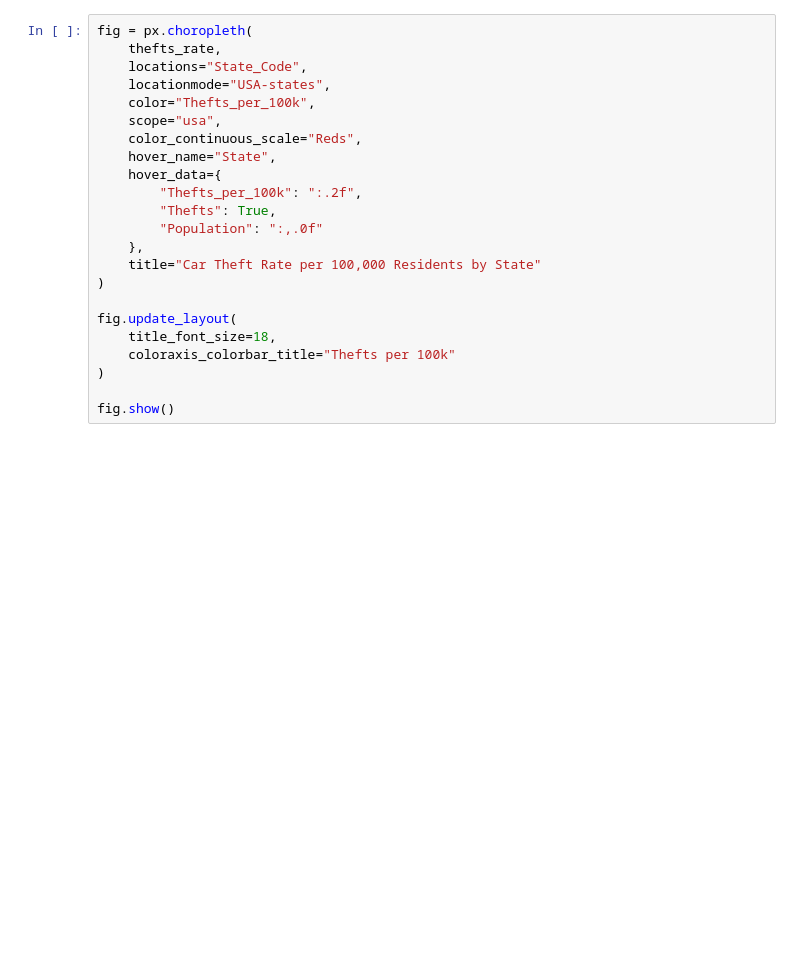
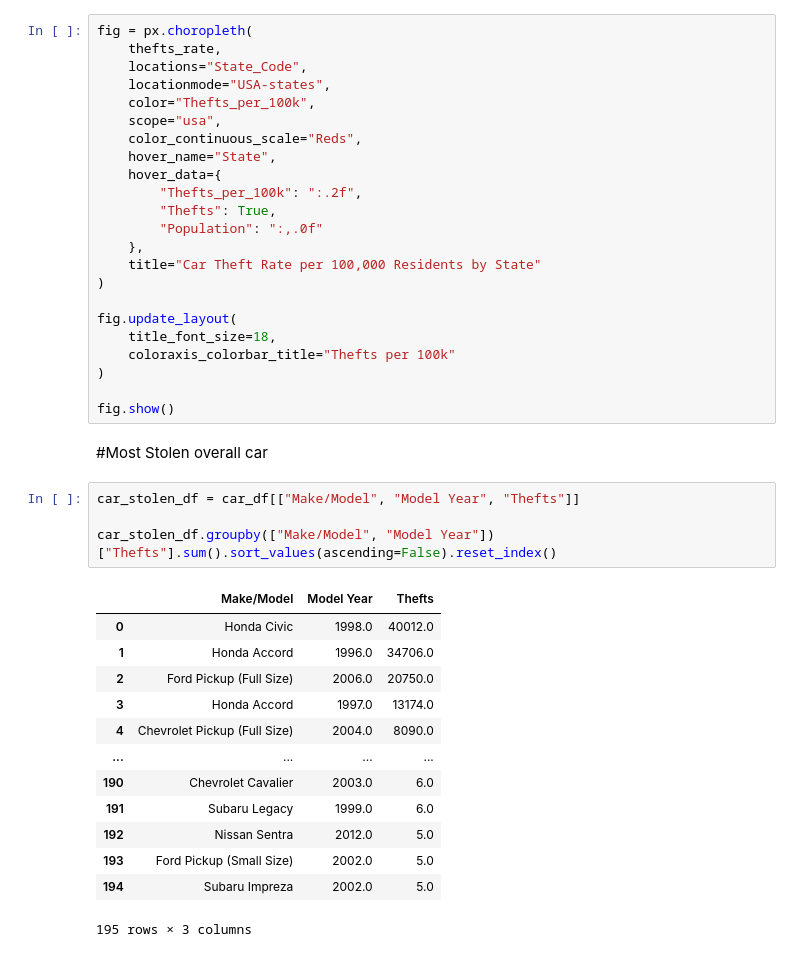
Before and after one commit to BrianFri/Midterm_Car_Theft_Analysis, a Jupyter notebook: Anaylsis.ipynb, the cells around one changed output. Saved outputs shown, nothing was run; the diff lists cells and outputs as text; blank space fills up the shorter version.

```diff
--- a/Anaylsis.ipynb
+++ b/Anaylsis.ipynb
@@ -131,3 +131,23 @@ fig.update_layout(
 )
 
 fig.show()
+# %% [markdown]
+#Most Stolen overall car
+# %%
+car_stolen_df = car_df[["Make/Model", "Model Year", "Thefts"]]
+
+car_stolen_df.groupby(["Make/Model", "Model Year"])["Thefts"].sum().sort_values(ascending=False).reset_index()
+# %% [output]
+|  | Make/Model | Model Year | Thefts |
+| 0 | Honda Civic | 1998.0 | 40012.0 |
+| 1 | Honda Accord | 1996.0 | 34706.0 |
+| 2 | Ford Pickup (Full Size) | 2006.0 | 20750.0 |
+| 3 | Honda Accord | 1997.0 | 13174.0 |
+| 4 | Chevrolet Pickup (Full Size) | 2004.0 | 8090.0 |
+| ... | ... | ... | ... |
+| 190 | Chevrolet Cavalier | 2003.0 | 6.0 |
+| 191 | Subaru Legacy | 1999.0 | 6.0 |
+| 192 | Nissan Sentra | 2012.0 | 5.0 |
+| 193 | Ford Pickup (Small Size) | 2002.0 | 5.0 |
+| 194 | Subaru Impreza | 2002.0 | 5.0 |
+195 rows × 3 columns
```
Also changed, not shown: parts of 6 cells of this notebook, 43 other files.
